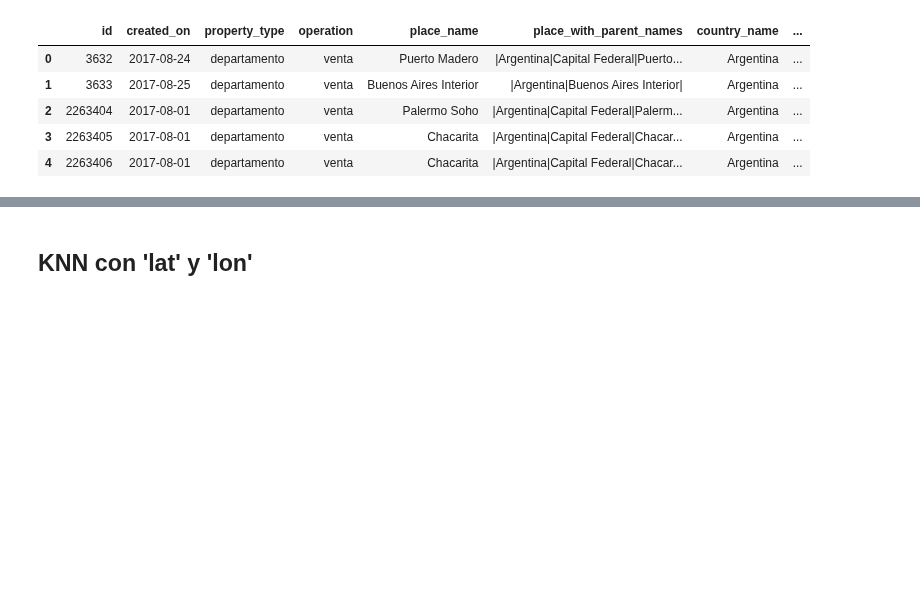
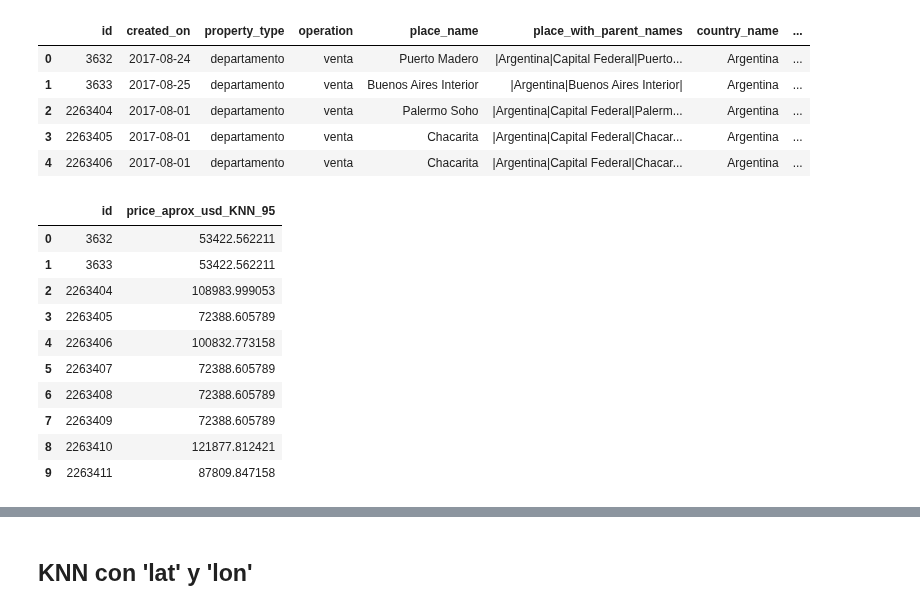
Before and after one commit to nicolaslongo/datos-TP1, a Jupyter notebook: RegresionLineal2016-17.ipynb, the cells around one changed output, grey strips where cells are left out. Drawn from its saved outputs; the diff is of its cells as text; code cells hidden in the pictures; blank space fills up the shorter version.

```diff
--- a/RegresionLineal2016-17.ipynb
+++ b/RegresionLineal2016-17.ipynb
@@ -278,3 +278,18 @@ test_float.head()
 | 2 | 2263404 | 2017-08-01 | departamento | venta | Palermo Soho | |Argentina|Capital Federal|Palerm... | Argentina | ... |
 | 3 | 2263405 | 2017-08-01 | departamento | venta | Chacarita | |Argentina|Capital Federal|Chacar... | Argentina | ... |
 | 4 | 2263406 | 2017-08-01 | departamento | venta | Chacarita | |Argentina|Capital Federal|Chacar... | Argentina | ... |
+# %%
+test_float_reduced = test_float.loc[:,['id', 'price_aprox_usd_KNN_95']]
+test_float_reduced.head(10)
+# %% [output]
+|  | id | price_aprox_usd_KNN_95 |
+| 0 | 3632 | 53422.562211 |
+| 1 | 3633 | 53422.562211 |
+| 2 | 2263404 | 108983.999053 |
+| 3 | 2263405 | 72388.605789 |
+| 4 | 2263406 | 100832.773158 |
+| 5 | 2263407 | 72388.605789 |
+| 6 | 2263408 | 72388.605789 |
+| 7 | 2263409 | 72388.605789 |
+| 8 | 2263410 | 121877.812421 |
+| 9 | 2263411 | 87809.847158 |
```
Also changed, not shown: parts of 7 cells of this notebook.
